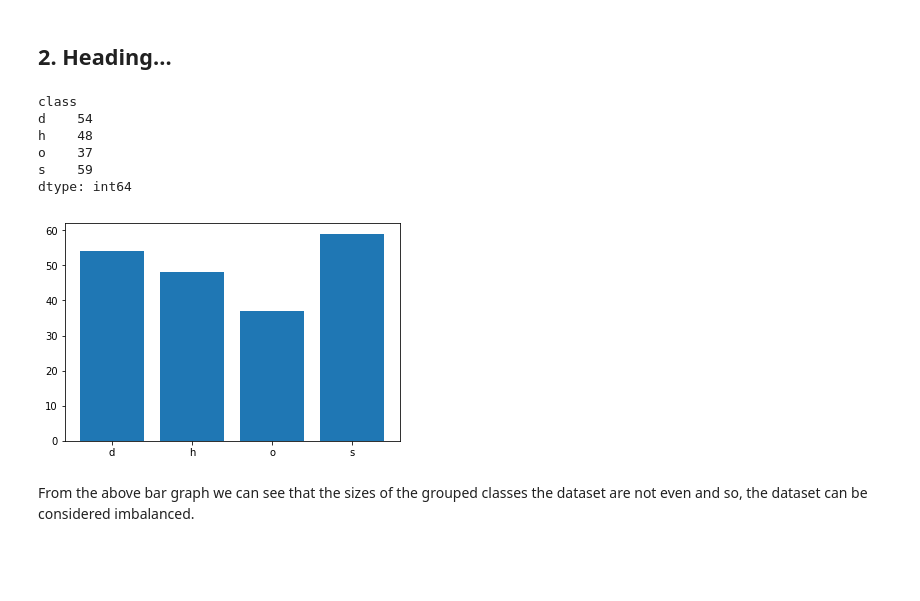
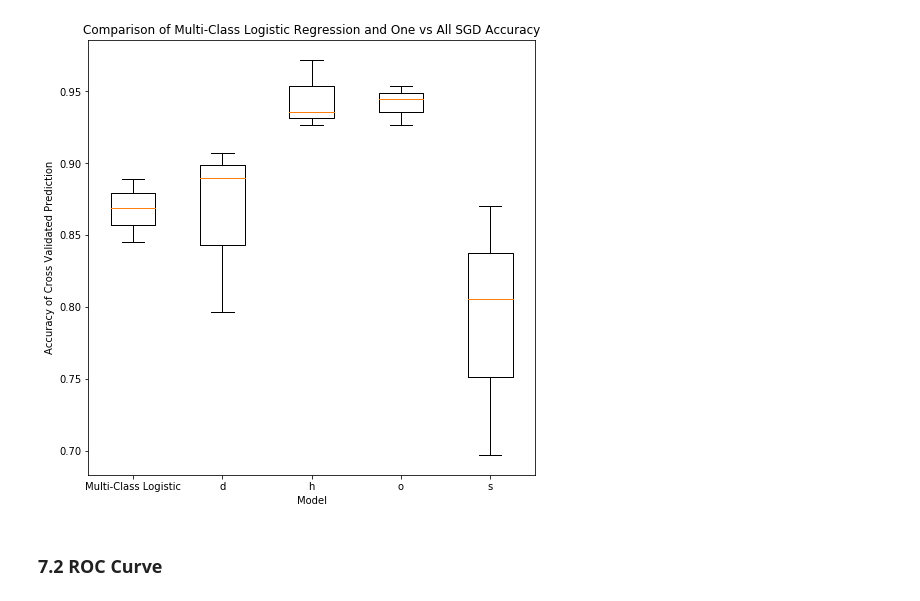
Before and after one commit to SamuelHeath/handson-ml, a Jupyter notebook: labs/lab2/lab02.ipynb, the cells around one changed output. Cells and saved outputs as stored; diff of their text form; code cells hidden in the pictures; blank space fills up the shorter version.

```diff
--- a/labs/lab2/lab02.ipynb
+++ b/labs/lab2/lab02.ipynb
@@ -44,0 +149,19 @@ plt.show()
+# %%
+from sklearn.preprocessing import MinMaxScaler
+
+# Scale the Training Set excluding the 'class' column
+X_train_scaled = MinMaxScaler().fit_transform(X_train_scaled)
+X_test_scaled = MinMaxScaler().fit_transform(X_test_scaled)
+# %%
+from sklearn.linear_model import SGDClassifier
+from sklearn.metrics import confusion_matrix, accuracy_score
+from sklearn.model_selection import cross_val_score
+
+# Code to make one vs all analysis easier
+order = ['d', 'h', 'o', 's']
+train_classes = []
+test_classes = []
+
+for od in order:
+    train_classes.append((y_train == od))
+    test_classes.append((y_test == od))
@@ -44,0 +273,12 @@ plt.show()
+# %%
+from sklearn.linear_model import LogisticRegression
+from sklearn.metrics import precision_score, recall_score
+
+logistic_params = {'C': range(1,20), 'max_iter': range(1,1000)}
+
+log = LogisticRegression(random_state=42, solver='lbfgs', multi_class="multinomial")
+grid = GridSearchCV(log, logistic_params, scoring='accuracy', cv=3).fit(X_train_scaled, y_train)
+print(grid.best_params_)
+print(grid.best_score_)
+Y_test_predict = grid.predict(X_test_scaled)
+logistic_cross_val = cross_val_score(grid, X_test_scaled, y_test_copy, cv=3, scoring='accuracy')
@@ -45,16 +325,11 @@ plt.show()
+# %%
+plt.figure(figsize=(8,8))
+plt.boxplot([logistic_cross_val]+sgd_cross_val, labels=['Multi-Class Logistic']+order)
+plt.title("Comparison of Multi-Class Logistic Regression and One vs All SGD Accuracy")
+plt.ylabel("Accuracy of Cross Validated Prediction")
+plt.xlabel("Model")
+plt.show()
+# %% [output]
+[figure, added]
 # %% [markdown]
-## 2. Heading...
+### 7.2 ROC Curve
-# %%
-print(training_set.groupby('class').size())
-plt.bar(x=training_set.sort_values('class')['class'].unique(), height=training_set.groupby('class').size())
-plt.show()
-# %% [output]
-class
-d    54
-h    48
-o    37
-s    59
-dtype: int64
-[figure, removed]
-# %% [markdown]
-From the above bar graph we can see that the sizes of the grouped classes the dataset are not even and so, the dataset can be considered imbalanced.
```
Also changed, not shown: parts of 28 cells of this notebook.
